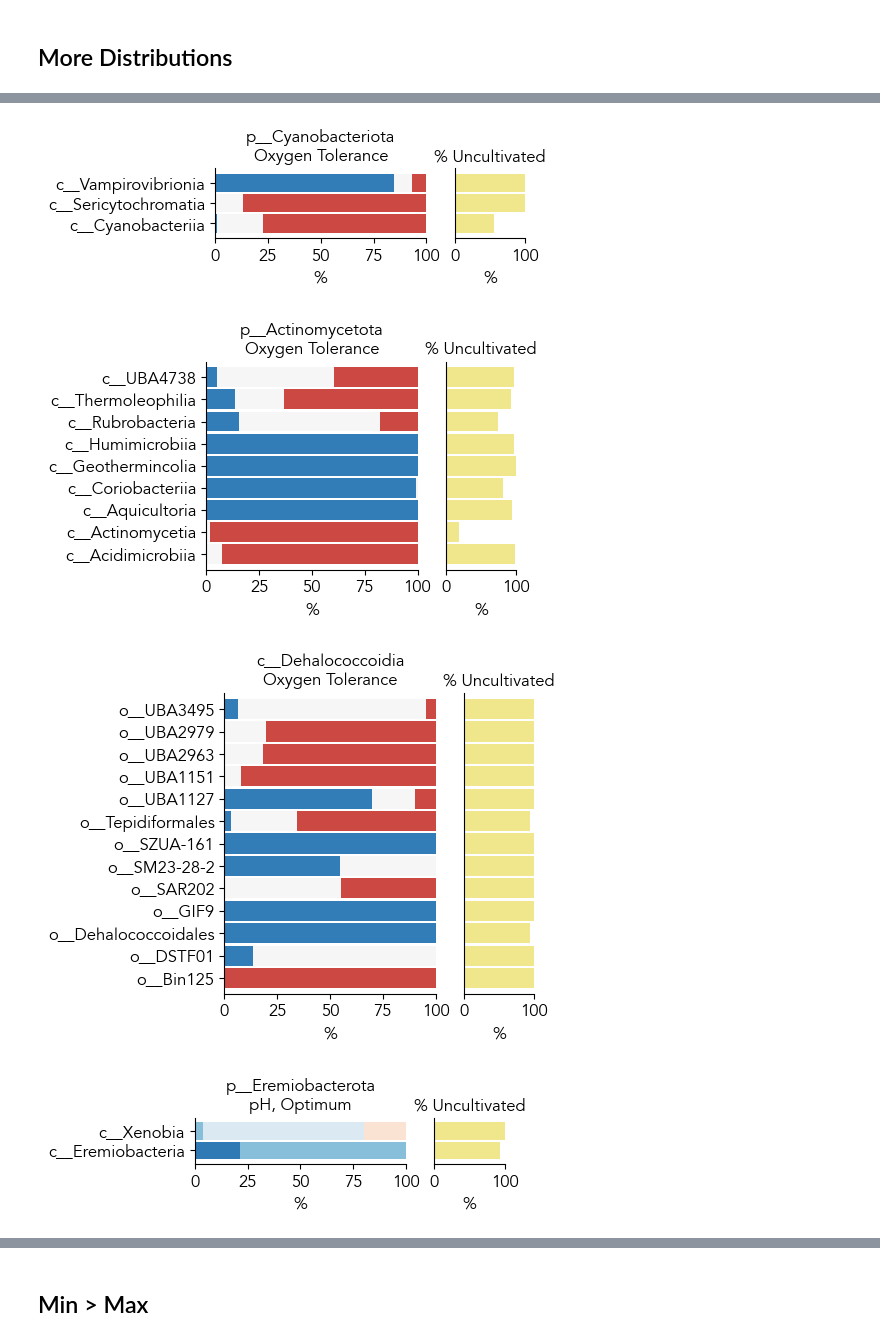
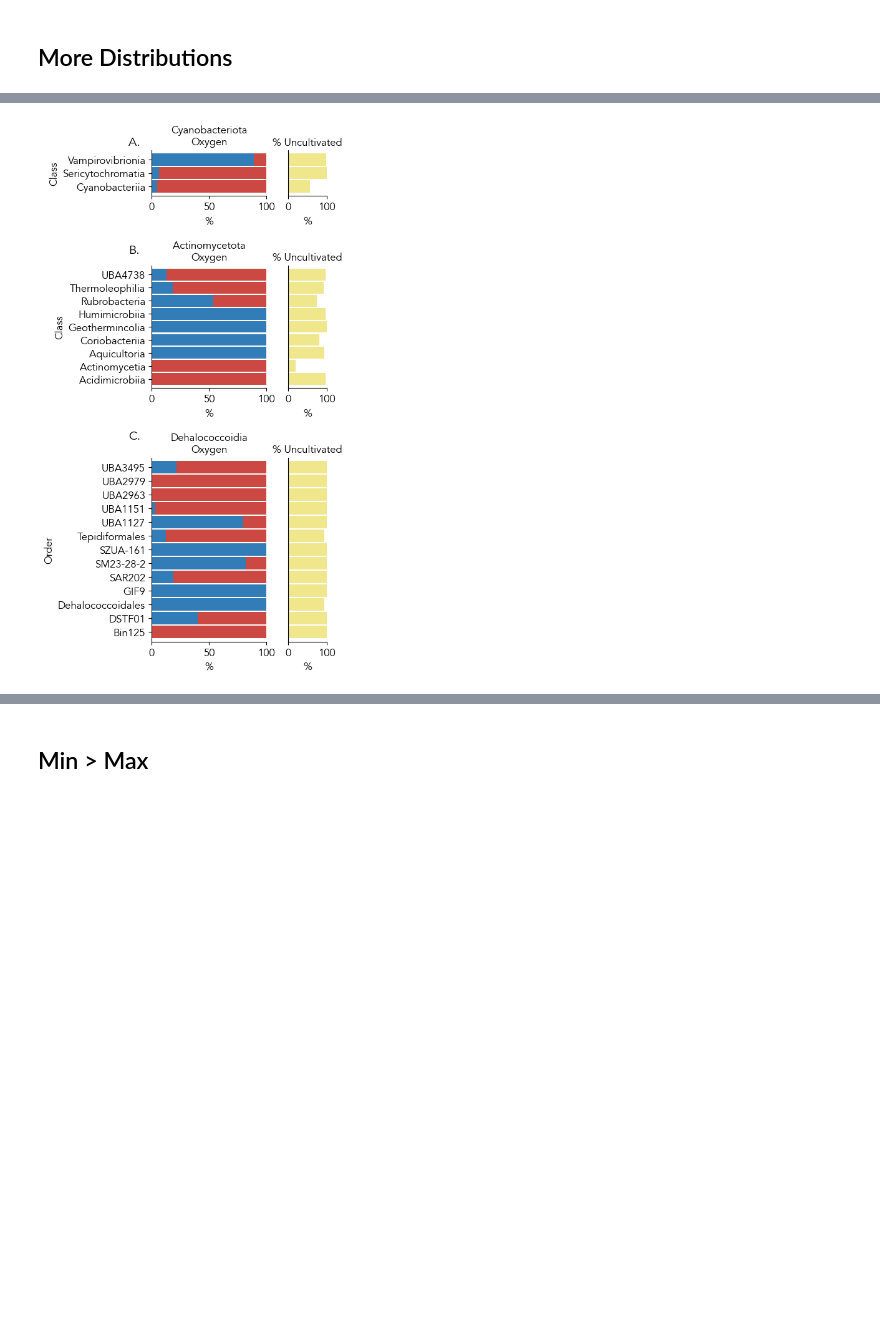
Before and after one commit to cultivarium/GenomeSPOT, a Jupyter notebook: notebooks/analyze_all_species.ipynb, the cells around one changed output, grey strips where cells are left out. Cells and saved outputs as stored; diff of their text form; code cells hidden in the pictures; blank space fills up the shorter version.

```diff
--- a/notebooks/analyze_all_species.ipynb
+++ b/notebooks/analyze_all_species.ipynb
@@ -18,7 +19,7 @@ plt.rcParams['svg.fonttype'] = 'none'
 plt.style.use('project.mplstyle')
 # %%
 plot_formats = {
-    'oxygen' : 'Oxygen Tolerance',
+    'oxygen' : 'Oxygen',
     'temperature' : 'Temperature',
     'ph' : 'pH',
     'salinity' : 'Salinity',
@@ -26,6 +27,12 @@ plot_formats = {
     'ph_optimum' : 'pH, Optimum',
     'salinity_optimum' : 'Salinity, Optimum',
 }
+units = {
+    'temperature' : u'\N{DEGREE SIGN}C',
+    'ph' : 'pH',
+    'salinity' : '% w/v NaCl',
+    'oxygen' : 'Probability Oxygen Tolerant'
+}
 # %%
 targets = ['oxygen', 'temperature_optimum', 'salinity_optimum', 'ph_optimum']
 
@@ -805,8 +797,8 @@ np.mean(df[df['genus'] == 'g__Bifidobacterium']['oxygen'] > 0.5)
 # %% [markdown]
 ## More Distributions
 # %%
-def plot_distribution_w_uncultivated(dist_df, rank):
-    fig, axes = plt.subplots(1,2, figsize=(4,0.3*dist_df.shape[0]), gridspec_kw={'width_ratios' : (3,1)})
+def plot_distribution_w_uncultivated(axes, dist_df, rank, taxon):
+
 
     ax = axes[0]
     bins = bin_definitions[target]
@@ -822,7 +814,8 @@ def plot_distribution_w_uncultivated(dist_df, rank):
         cmap = 'RdBu_r'
 
     dist_df.plot.barh(ax=ax, stacked=True, cmap=cmap, edgecolor='None', width=0.9, legend=False)
-    ax.set_yticklabels(dist_df.index)
+    ax.set_yticklabels([idx.replace('c__', '').replace('o__', '') for idx in dist_df.index])
+    ax.set_ylabel(rank.capitalize())
     ax.set_title(taxon+'\n'+plot_formats[target])
     ax.set_xlabel('%')
 
@@ -841,7 +834,7 @@ def plot_distribution_w_uncultivated(dist_df, rank):
     for ax in axes:
         ax.set_xlabel('%')
         ax.set_xlim([0,100])
-    return fig, axes
+    return  axes
 
 for taxon in ['p__Cyanobacteriota', 'p__Actinomycetota']: #, 'p__Asgardarchaeota',]:
     rank = 'class'
@@ -849,5 +842,7 @@ for taxon in ['p__Cyanobacteriota', 'p__Actinomycetota']: #, 'p__Asgardarchaeota
     dist_df = distribution_df_by_target(target, df=df[df['phylum'] == taxon], taxonomic_level=rank, normalize=True)
     dist_df = 100 * dist_df
 
-    plot_distribution_w_uncultivated(dist_df, rank)
+    fig, axes = plt.subplots(1,2, figsize=(4,0.3*dist_df.shape[0]), gridspec_kw={'width_ratios' : (3,1)})
+
+    axes = plot_distribution_w_uncultivated(axes, dist_df, rank, taxon)
 # %% [output]
@@ -856,22 +851,32 @@ for taxon in ['p__Cyanobacteriota', 'p__Actinomycetota']: #, 'p__Asgardarchaeota
 # %%
+import string
+
 abbrev_to_level = {'p' : 'phylum', 'c' : 'class'}
+fig, axes = plt.subplots(3,2, figsize=(5,0.7*dist_df.shape[0]), gridspec_kw={'width_ratios' : (3,1), 'height_ratios' : (3,8,12)})
 
 rank = 'order'
-for taxon, target, rank in [
+for n, (taxon, target, rank) in enumerate([
     ('p__Cyanobacteriota', 'oxygen', 'class' ),
     ('p__Actinomycetota', 'oxygen', 'class'),
     ('c__Dehalococcoidia', 'oxygen', 'order'),
-                      ('p__Eremiobacterota', 'ph_optimum', 'class'),
-                     ]:
+                   #   ('p__Eremiobacterota', 'ph_optimum', 'class'),
+                     ]):
+
 
     level = abbrev_to_level[taxon.split('__')[0]]
     dist_df = distribution_df_by_target(target, df=df[df[level] == taxon], taxonomic_level=rank, normalize=False)
+
     dist_df = dist_df[dist_df.sum(axis=1) >= 10]
     dist_df = (dist_df.T / dist_df.sum(axis=1)).T
     dist_df = 100 * dist_df
-    fig, axes = plot_distribution_w_uncultivated(dist_df, rank)
+
+
+
+    plot_distribution_w_uncultivated(axes[n], dist_df, rank, taxon.replace('p__', '').replace('c__', ''))
+    ax = axes[n][0]
+    ax.text(-0.2, 1.1, f"{string.ascii_uppercase[n]}.", transform=ax.transAxes,  size=14)
+
+
+plt.tight_layout(pad=1)
 # %% [output]
-[figure, old version]
+[figure, new version]
-[figure, removed]
-[figure, removed]
-[figure, removed]
```
Also changed, not shown: parts of 21 cells of this notebook, 8 other files.
